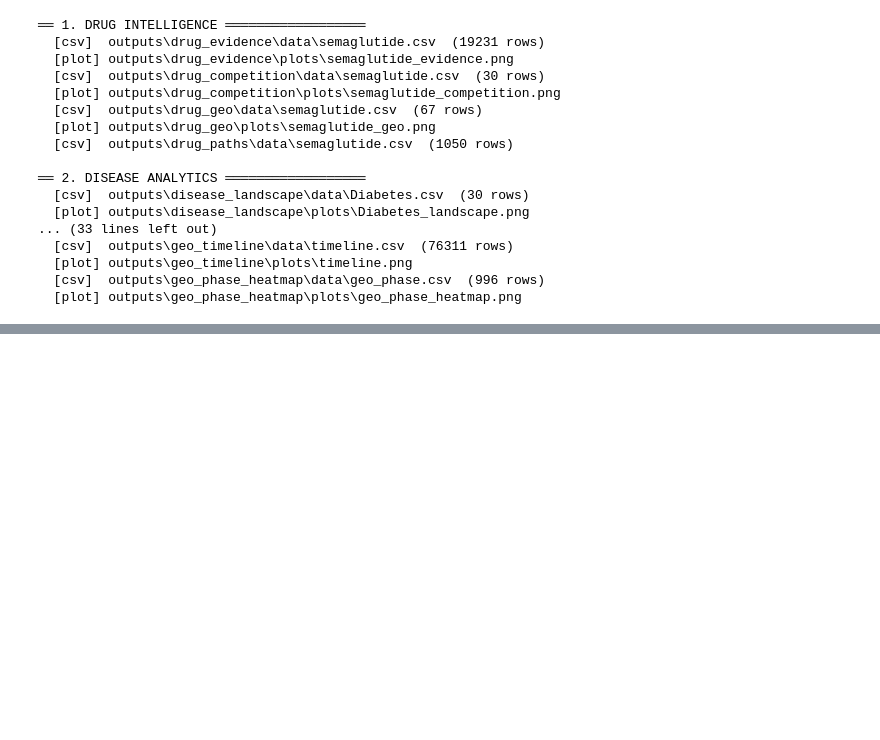
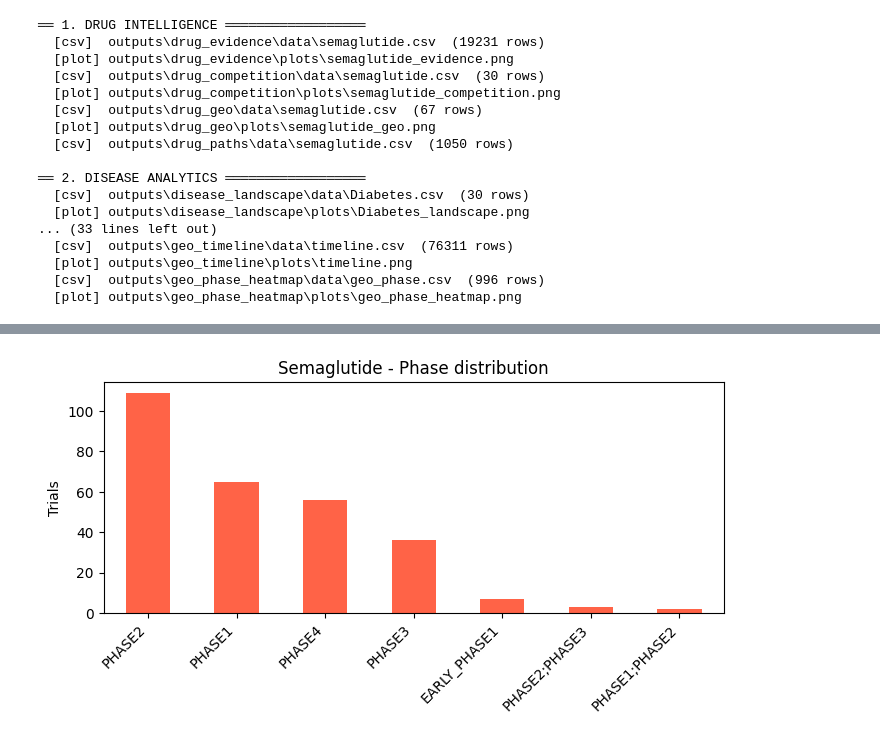
Before and after one commit to SHASANKsp/ClinicalTrails_application, a Jupyter notebook: Untitled.ipynb, the cells around one changed output, grey strips where cells are left out. Saved outputs shown, nothing was run; the diff lists cells and outputs as text; code cells hidden in the pictures; blank space fills up the shorter version.

```diff
--- a/Untitled.ipynb
+++ b/Untitled.ipynb
@@ -812,0 +880,2 @@ plt.show()
+# %%
+df = pd.read_csv("outputs/drug_evidence/data/semaglutide.csv")
@@ -812,0 +886,2 @@ plt.show()
+# %%
+df = df[["trial","phase","status","country"]].drop_duplicates()
@@ -812,0 +904,10 @@ plt.show()
+# %%
+dfplot = pd.DataFrame({"Phase" : df["phase"].value_counts().index,"Number":df["phase"].value_counts().values})
+dfplot.head(15).plot.bar(x="Phase", y="Number", legend=False, color="tomato",figsize=(8, 3))
+plt.title("Semaglutide - Phase distribution")
+plt.xlabel("")
+plt.ylabel("Trials")
+plt.xticks(rotation=45, ha="right")
+plt.show()
+# %% [output]
+[figure, added]
```
Also changed, not shown: parts of 12 cells of this notebook, 2 other files.
